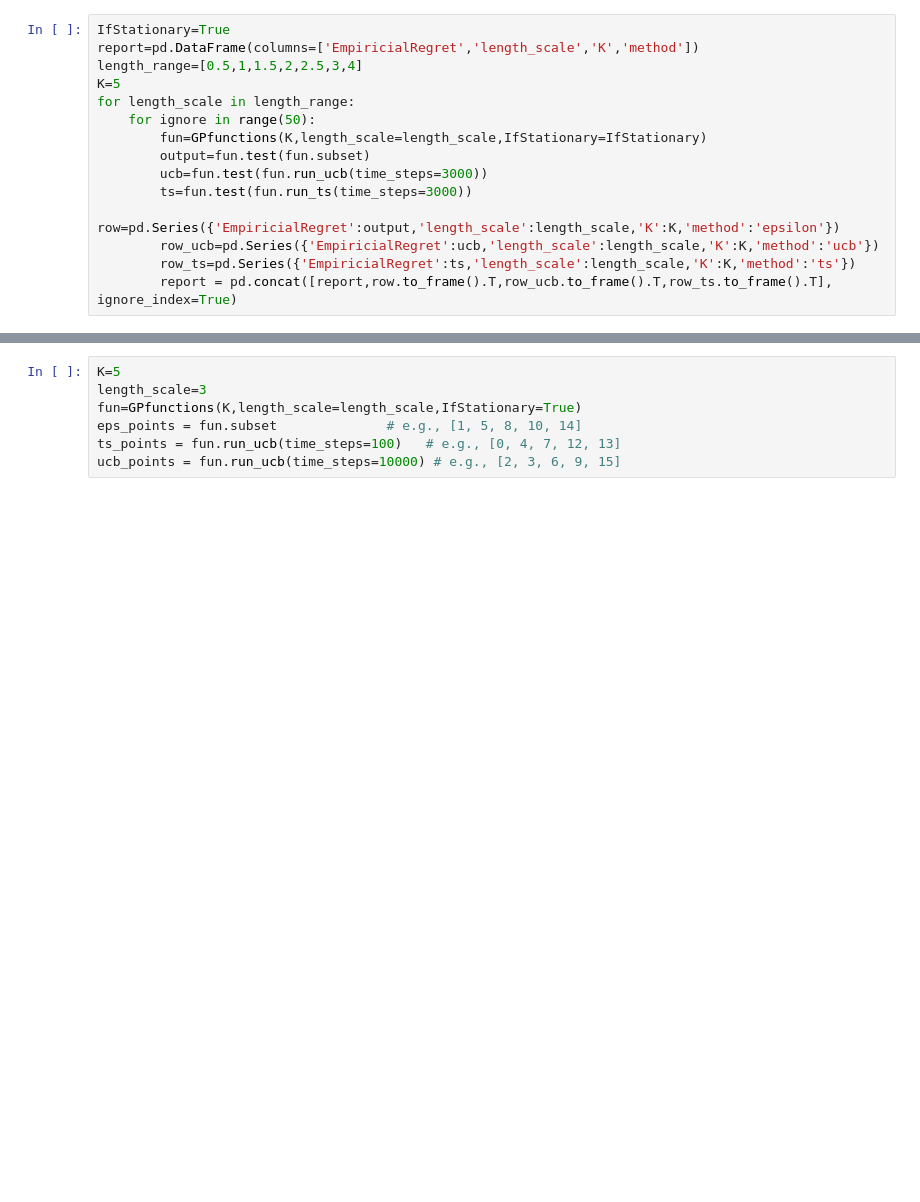
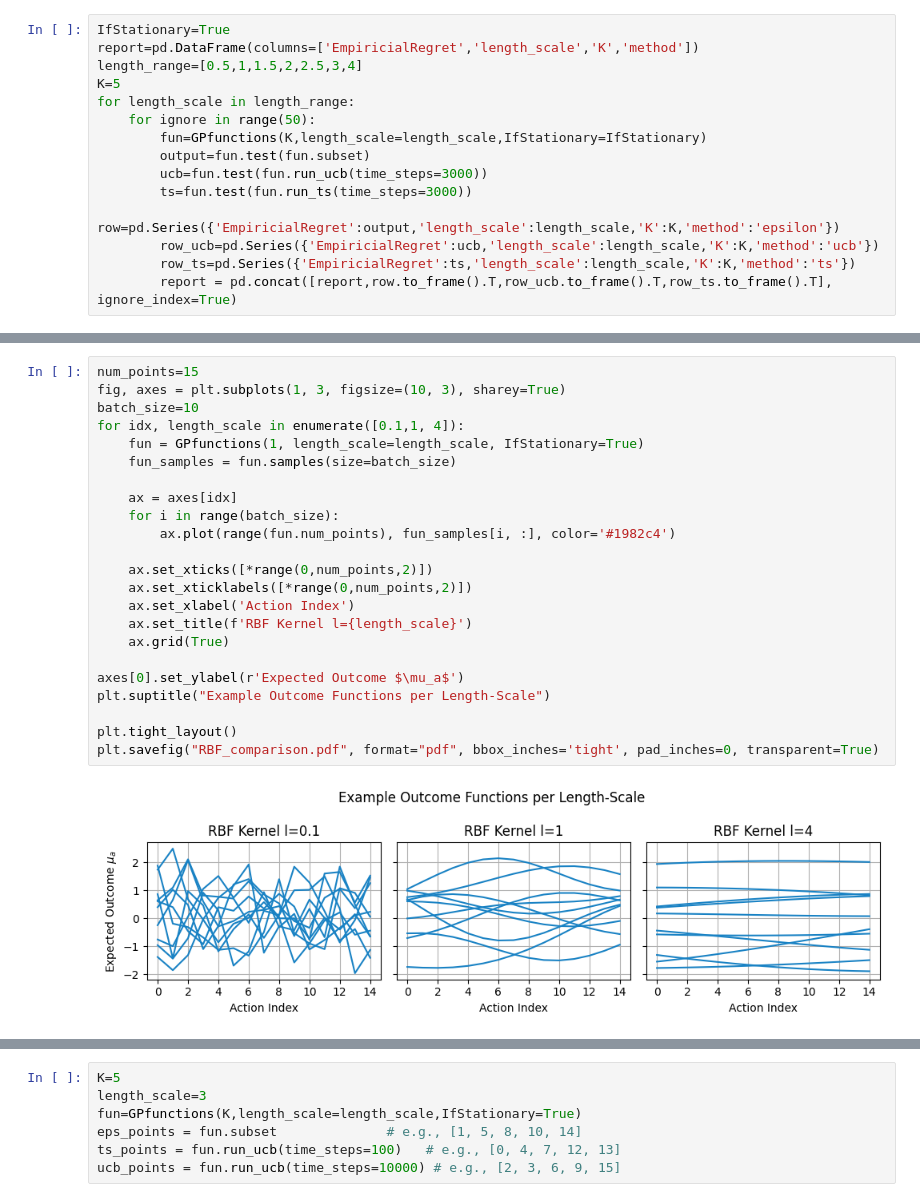
Before and after one commit to Quan-Zhou/MAB, a Jupyter notebook: RKHScombinatorial.ipynb, the cells around one changed output, grey strips where cells are left out. Drawn from its saved outputs; the diff is of its cells as text; blank space fills up the shorter version.

```diff
--- a/RKHScombinatorial.ipynb
+++ b/RKHScombinatorial.ipynb
@@ -228 +244,26 @@ for length_scale in length_range:
+# %%
+num_points=15
+fig, axes = plt.subplots(1, 3, figsize=(10, 3), sharey=True)
+batch_size=10
+for idx, length_scale in enumerate([0.1,1, 4]):
+    fun = GPfunctions(1, length_scale=length_scale, IfStationary=True)
+    fun_samples = fun.samples(size=batch_size)
+
+    ax = axes[idx]
+    for i in range(batch_size):
+        ax.plot(range(fun.num_points), fun_samples[i, :], color='#1982c4')
+
+    ax.set_xticks([*range(0,num_points,2)])
+    ax.set_xticklabels([*range(0,num_points,2)])
+    ax.set_xlabel('Action Index')
+    ax.set_title(f'RBF Kernel l={length_scale}')
+    ax.grid(True)
+
+axes[0].set_ylabel(r'Expected Outcome $\mu_a$')
+plt.suptitle("Example Outcome Functions per Length-Scale")
+
+plt.tight_layout()
+plt.savefig("RBF_comparison.pdf", format="pdf", bbox_inches='tight', pad_inches=0, transparent=True)
+# %% [output]
+[figure, added]
 # %%
```
Also changed, not shown: parts of 12 cells of this notebook, 6 other files.
